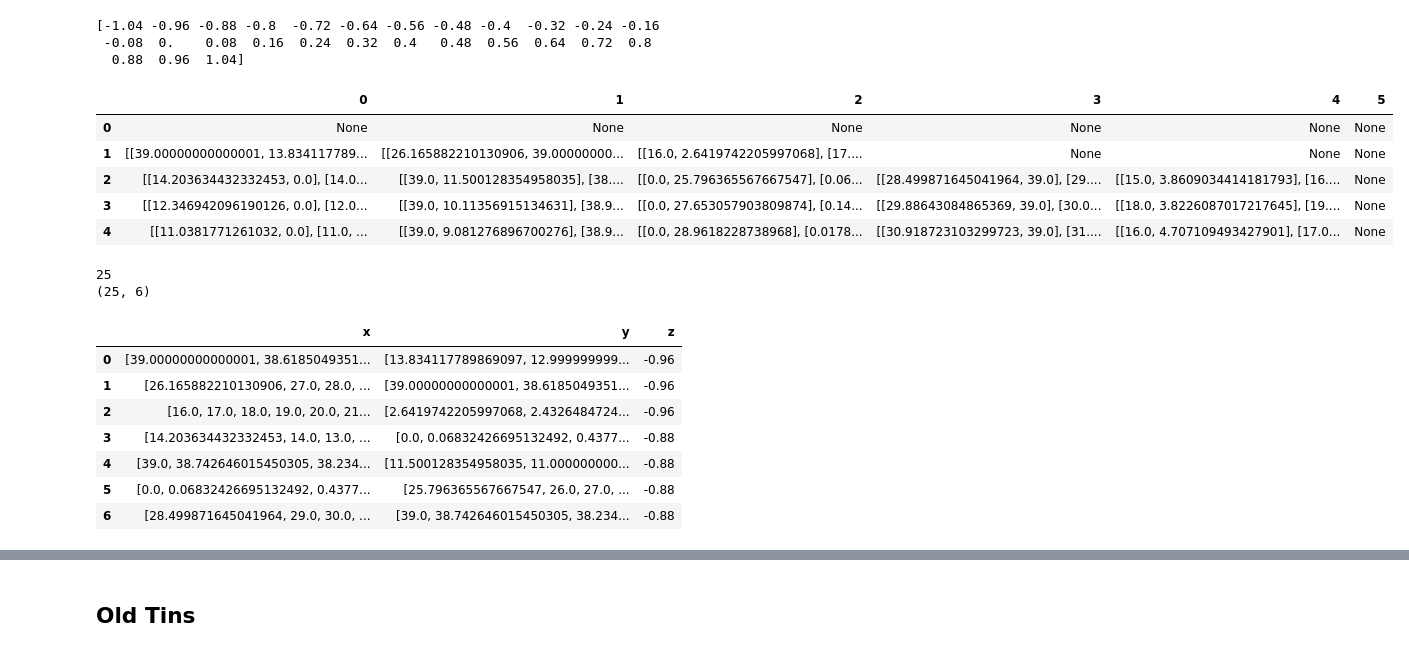
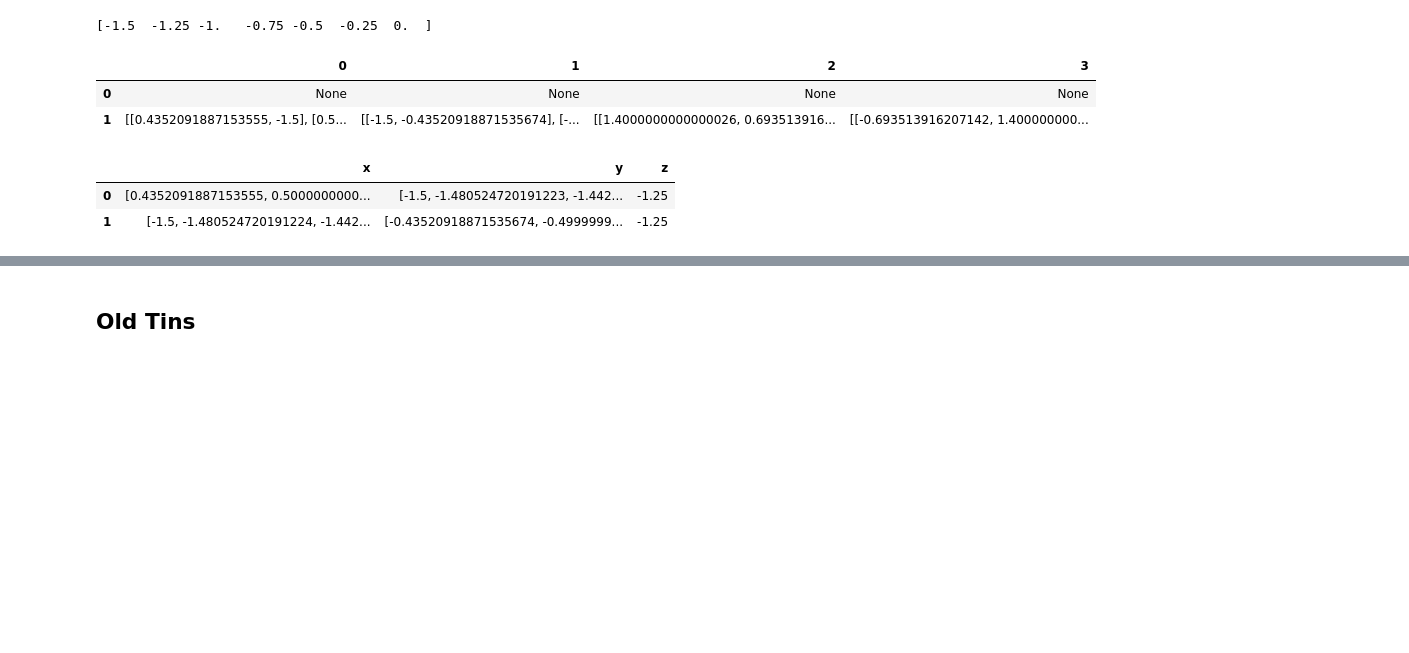
Before and after one commit to juliet29/es159_final, a Jupyter notebook: extractPaths_orig.ipynb, the cells around one changed output, grey strips where cells are left out. Drawn from its saved outputs; the diff is of its cells as text; code cells hidden in the pictures; blank space fills up the shorter version.

```diff
--- a/extractPaths_orig.ipynb
+++ b/extractPaths_orig.ipynb
@@ -11,13 +12,17 @@ fig = plt.figure()
 ax = fig.gca(projection='3d')
 
 # Make data.
-X = np.arange(-5, 5, 0.25)
-Y = np.arange(-5, 5, 0.25)
+# robot works space
+# X = np.arange(-0.5, 0.1, 0.01)
+# Y = np.arange(-0.5, 0.5, 0.01)
+
+X = np.arange(-1.5, 1.5, 0.1)
+Y = np.arange(-1.5, 1.5, 0.1)
 X, Y = np.meshgrid(X, Y)
 R = np.sqrt(X**2 + Y**2)
-Z = np.sin(R)
+Z = -np.sqrt(R)
 
-# # Plot the surface.
+#Plot the surface.
 surf = ax.plot_surface(X, Y, Z)
 
 plt.show()
@@ -26,3 +31,3 @@ plt.show()
 # %%
-C = plt.contour(Z, 30)
+C = plt.contour(X,Y,Z, levels=5)
 # %% [output]
@@ -30,26 +35,18 @@ C = plt.contour(Z, 30)
 # %%
 raw_zs = C.levels
 print(C.levels)
 raw_df= pd.DataFrame(C.allsegs)
-display(raw_df.head(5))
+display(raw_df.head(2))
 # %% [output]
-[-1.04 -0.96 -0.88 -0.8  -0.72 -0.64 -0.56 -0.48 -0.4  -0.32 -0.24 -0.16
- -0.08  0.    0.08  0.16  0.24  0.32  0.4   0.48  0.56  0.64  0.72  0.8
-  0.88  0.96  1.04]
+[-1.5  -1.25 -1.   -0.75 -0.5  -0.25  0.  ]
-|  | 0 | 1 | 2 | 3 | 4 | 5 |
-| 0 | None | None | None | None | None | None |
-| 1 | [[39.00000000000001, 13.834117789... | [[26.165882210130906, 39.00000000... | [[16.0, 2.6419742205997068], [17.... | None | None | None |
-| 2 | [[14.203634432332453, 0.0], [14.0... | [[39.0, 11.500128354958035], [38.... | [[0.0, 25.796365567667547], [0.06... | [[28.499871645041964, 39.0], [29.... | [[15.0, 3.8609034414181793], [16.... | None |
-| 3 | [[12.346942096190126, 0.0], [12.0... | [[39.0, 10.11356915134631], [38.9... | [[0.0, 27.653057903809874], [0.14... | [[29.88643084865369, 39.0], [30.0... | [[18.0, 3.8226087017217645], [19.... | None |
-| 4 | [[11.0381771261032, 0.0], [11.0, ... | [[39.0, 9.081276896700276], [38.9... | [[0.0, 28.9618228738968], [0.0178... | [[30.918723103299723, 39.0], [31.... | [[16.0, 4.707109493427901], [17.0... | None |
+|  | 0 | 1 | 2 | 3 |
+| 0 | None | None | None | None |
+| 1 | [[0.4352091887153555, -1.5], [0.5... | [[-1.5, -0.43520918871535674], [-... | [[1.4000000000000026, 0.693513916... | [[-0.693513916207142, 1.400000000... |
 # %%
 # drop dataframe rows that are nan in the first column, and their corresponding zs
 mask = raw_df[0].isna()
 zs = raw_zs[~mask]
 df = raw_df.dropna(subset=[0])
 
-print(len(zs))
-print(df.shape)
+# print(len(zs))
+# print(df.shape)
-# %% [output]
-25
-(25, 6)
@@ -67,16 +66,11 @@ for row_n in range(np.shape(df)[0]):
     row_df = pd.DataFrame(row_dict)
     nice_df = nice_df.append(row_df, ignore_index=True)
 
-display(nice_df.head(7))
+display(nice_df.head(2))
 # %% [output]
 |  | x | y | z |
-| 0 | [39.00000000000001, 38.6185049351... | [13.834117789869097, 12.999999999... | -0.96 |
-| 1 | [26.165882210130906, 27.0, 28.0, ... | [39.00000000000001, 38.6185049351... | -0.96 |
-| 2 | [16.0, 17.0, 18.0, 19.0, 20.0, 21... | [2.6419742205997068, 2.4326484724... | -0.96 |
-| 3 | [14.203634432332453, 14.0, 13.0, ... | [0.0, 0.06832426695132492, 0.4377... | -0.88 |
-| 4 | [39.0, 38.742646015450305, 38.234... | [11.500128354958035, 11.000000000... | -0.88 |
-| 5 | [0.0, 0.06832426695132492, 0.4377... | [25.796365567667547, 26.0, 27.0, ... | -0.88 |
-| 6 | [28.499871645041964, 29.0, 30.0, ... | [39.0, 38.742646015450305, 38.234... | -0.88 |
+| 0 | [0.4352091887153555, 0.5000000000... | [-1.5, -1.480524720191223, -1.442... | -1.25 |
+| 1 | [-1.5, -1.480524720191224, -1.442... | [-0.43520918871535674, -0.4999999... | -1.25 |
 # %%
 def plot_dif_contour(df, z_val):
   z_bool = df['z'] == z_val
```
Also changed, not shown: parts of 16 cells of this notebook.
